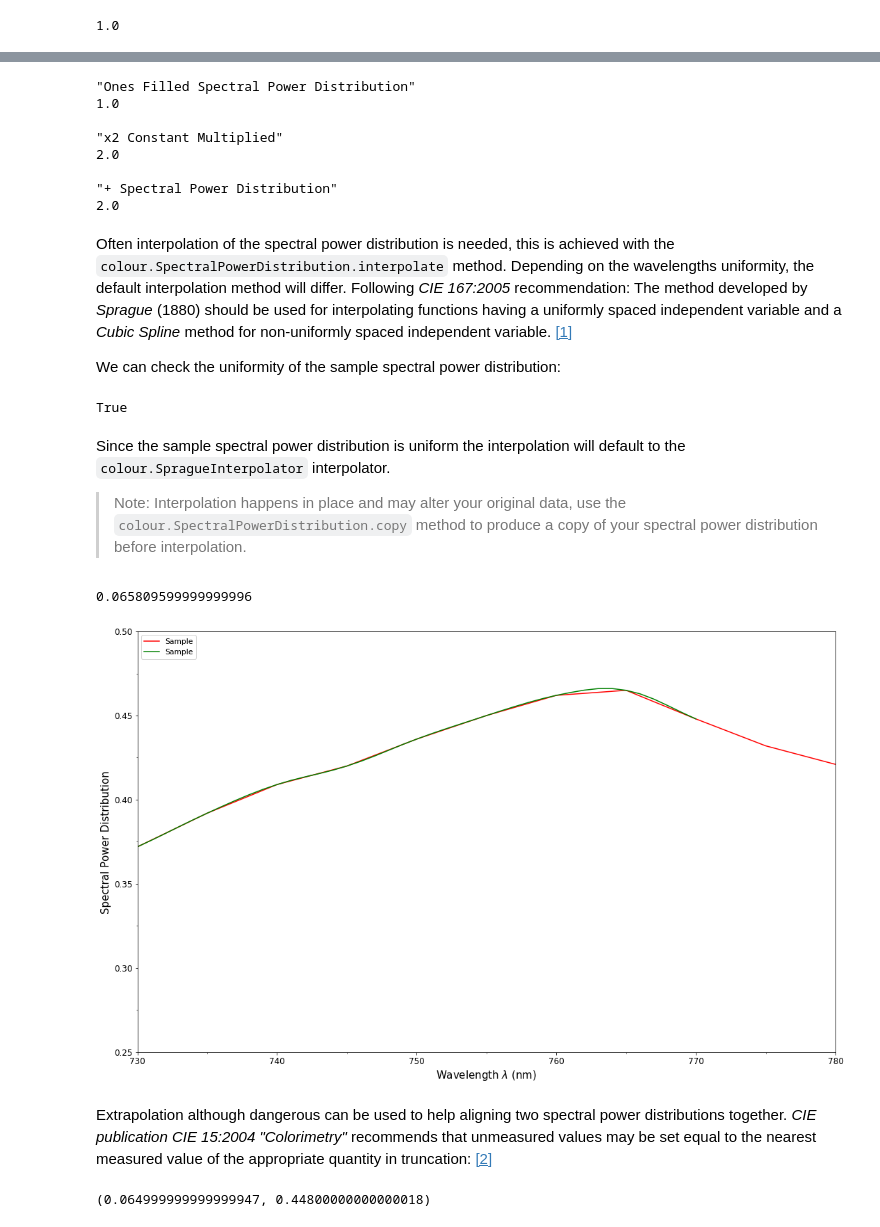
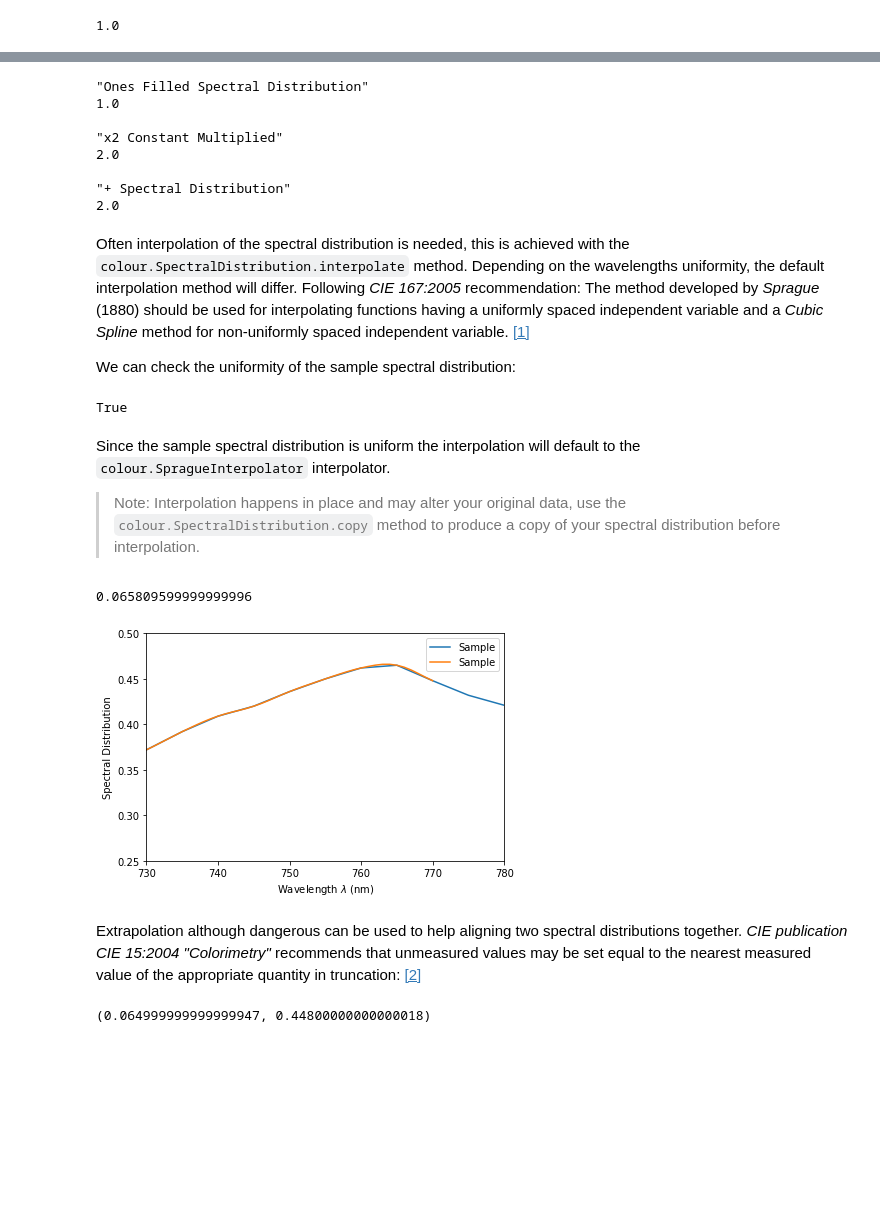
Before and after one commit to colour-science/colour-science.org, a Jupyter notebook: pages/tutorial.ipynb, the cells around one changed output, grey strips where cells are left out. Saved outputs shown, nothing was run; the diff lists cells and outputs as text; code cells hidden in the pictures; blank space fills up the shorter version.

```diff
--- a/pages/tutorial.ipynb
+++ b/pages/tutorial.ipynb
@@ -159,6 +182,6 @@ Whether it be a sample spectral power distribution, colour matching functions or
 # %%
-# Defining a sample spectral power distribution data.
-sample_spd_data = {
+# Defining a sample spectral distribution data.
+sample_sd_data = {
     380: 0.048,
     385: 0.051,
     390: 0.055,
@@ -241,6 +264,6 @@ sample_spd_data = {
     775: 0.432,
     780: 0.421}
 
-spd = colour.SpectralPowerDistribution(sample_spd_data, name='Sample')
-print(repr(spd))
+sd = colour.SpectralDistribution(sample_sd_data, name='Sample')
+print(repr(sd))
 # %% [output]
@@ -365,24 +389,24 @@ The `colour.SpectralPowerDistribution` class supports the following arithmetical
 # %%
-spd1 = colour.ones_spd()
-print('"Ones Filled Spectral Power Distribution"')
-print(spd1[400])
+sd1 = colour.sd_ones()
+print('"Ones Filled Spectral Distribution"')
+print(sd1[400])
 
 print('\n"x2 Constant Multiplied"')
-print((spd1 * 2)[400])
+print((sd1 * 2)[400])
 
-print('\n"+ Spectral Power Distribution"')
-print((spd1 + colour.ones_spd())[400])
+print('\n"+ Spectral Distribution"')
+print((sd1 + colour.sd_ones())[400])
 # %% [output]
-"Ones Filled Spectral Power Distribution"
+"Ones Filled Spectral Distribution"
 1.0
 
 "x2 Constant Multiplied"
 2.0
 
-"+ Spectral Power Distribution"
+"+ Spectral Distribution"
 2.0
 # %% [markdown]
-Often interpolation of the spectral power distribution is needed, this is achieved with the `colour.SpectralPowerDistribution.interpolate` method. Depending on the wavelengths uniformity, the default interpolation method will differ. Following *CIE 167:2005* recommendation: The method developed by *Sprague* (1880) should be used for interpolating functions having a uniformly spaced independent variable and a *Cubic Spline* method for non-uniformly spaced independent variable. <a name="back_reference_1"></a><a href="#reference_1">[1]</a>
+Often interpolation of the spectral distribution is needed, this is achieved with the `colour.SpectralDistribution.interpolate` method. Depending on the wavelengths uniformity, the default interpolation method will differ. Following *CIE 167:2005* recommendation: The method developed by *Sprague* (1880) should be used for interpolating functions having a uniformly spaced independent variable and a *Cubic Spline* method for non-uniformly spaced independent variable. <a name="back_reference_1"></a><a href="#reference_1">[1]</a>
 
-We can check the uniformity of the sample spectral power distribution:
+We can check the uniformity of the sample spectral distribution:
 # %%
@@ -391,26 +415,23 @@ print(spd.is_uniform())
 # %% [output]
 True
 # %% [markdown]
-Since the sample spectral power distribution is uniform the interpolation will default to the `colour.SpragueInterpolator` interpolator.
+Since the sample spectral distribution is uniform the interpolation will default to the `colour.SpragueInterpolator` interpolator.
 
-> Note: Interpolation happens in place and may alter your original data, use the `colour.SpectralPowerDistribution.copy` method to produce a copy of your spectral power distribution before interpolation.
+> Note: Interpolation happens in place and may alter your original data, use the `colour.SpectralDistribution.copy` method to produce a copy of your spectral distribution before interpolation.
 # %%
-# "Colour" can emit a substantial amount of warnings, we filter them.
-colour.utilities.filter_warnings(True, False)
+# Copying the sample spectral distribution.
+sd_copy = sd.copy()
 
-# Copying the sample spectral power distribution.
-spd_copy = spd.copy()
-
-# Interpolating the copied sample spectral power distribution.
-spd_copy.interpolate(colour.SpectralShape(400, 770, 1))
-spd_copy[401]
+# Interpolating the copied sample spectral distribution.
+sd_copy.interpolate(colour.SpectralShape(400, 770, 1))
+sd_copy[401]
 # %% [output]
 0.065809599999999996
 # %%
-# Comparing the interpolated spectral power distribution with the original one.
-multi_spd_plot([spd, spd_copy], bounding_box=[730,780, 0.25, 0.5])
+# Comparing the interpolated spectral distribution with the original one.
+plot_multi_sds([sd, sd_copy], bounding_box=[730,780, 0.25, 0.5]);
 # %% [output]
-[figure, old version]
+[figure, new version]
 # %% [markdown]
-Extrapolation although dangerous can be used to help aligning two spectral power distributions together. *CIE publication CIE 15:2004 "Colorimetry"* recommends that unmeasured values may be set equal to the nearest measured value of the appropriate quantity in truncation: <a name="back_reference_2"></a><a href="#reference_2">[2]</a>
+Extrapolation although dangerous can be used to help aligning two spectral distributions together. *CIE publication CIE 15:2004 "Colorimetry"* recommends that unmeasured values may be set equal to the nearest measured value of the appropriate quantity in truncation: <a name="back_reference_2"></a><a href="#reference_2">[2]</a>
 # %%
```
Also changed, not shown: parts of 44 cells of this notebook, 35 other files.
